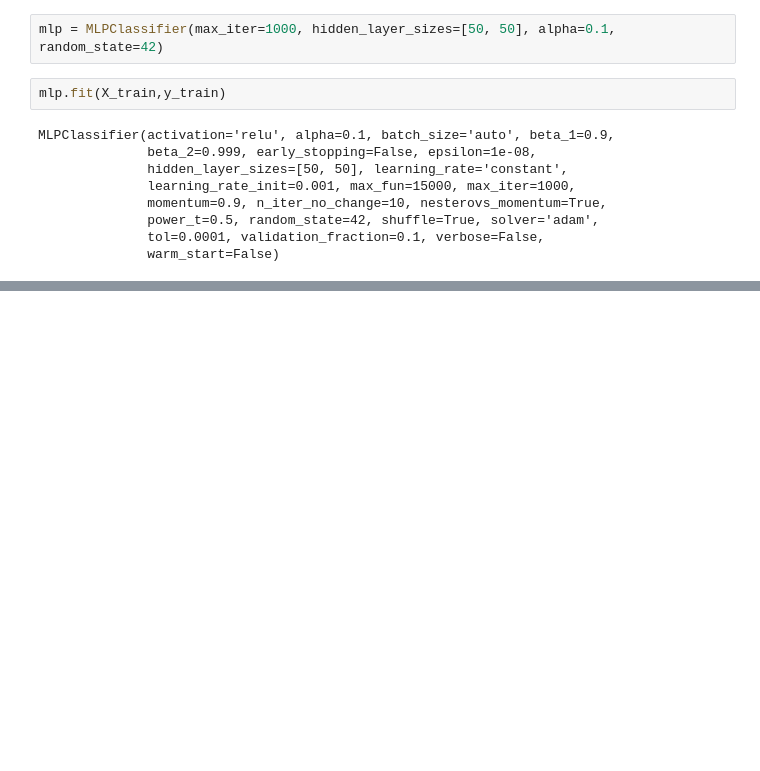
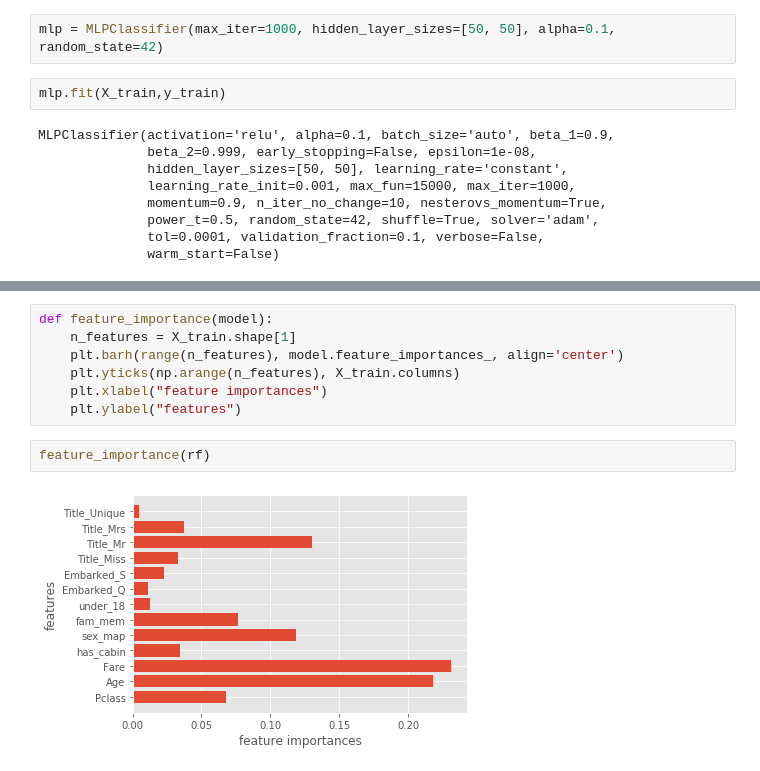
Before and after one commit to cudemans/titanic-kaggle, a Jupyter notebook: kaggle-titanic.ipynb, the cells around one changed output, grey strips where cells are left out. Drawn from its saved outputs; the diff is of its cells as text; blank space fills up the shorter version.

```diff
--- a/kaggle-titanic.ipynb
+++ b/kaggle-titanic.ipynb
@@ -240,0 +268,11 @@ plt.legend()
+# %%
+def feature_importance(model):
+    n_features = X_train.shape[1]
+    plt.barh(range(n_features), model.feature_importances_, align='center')
+    plt.yticks(np.arange(n_features), X_train.columns)
+    plt.xlabel("feature importances")
+    plt.ylabel("features")
+# %%
+feature_importance(rf)
+# %% [output]
+[figure, added]
```
Also changed, not shown: parts of 4 cells of this notebook.
